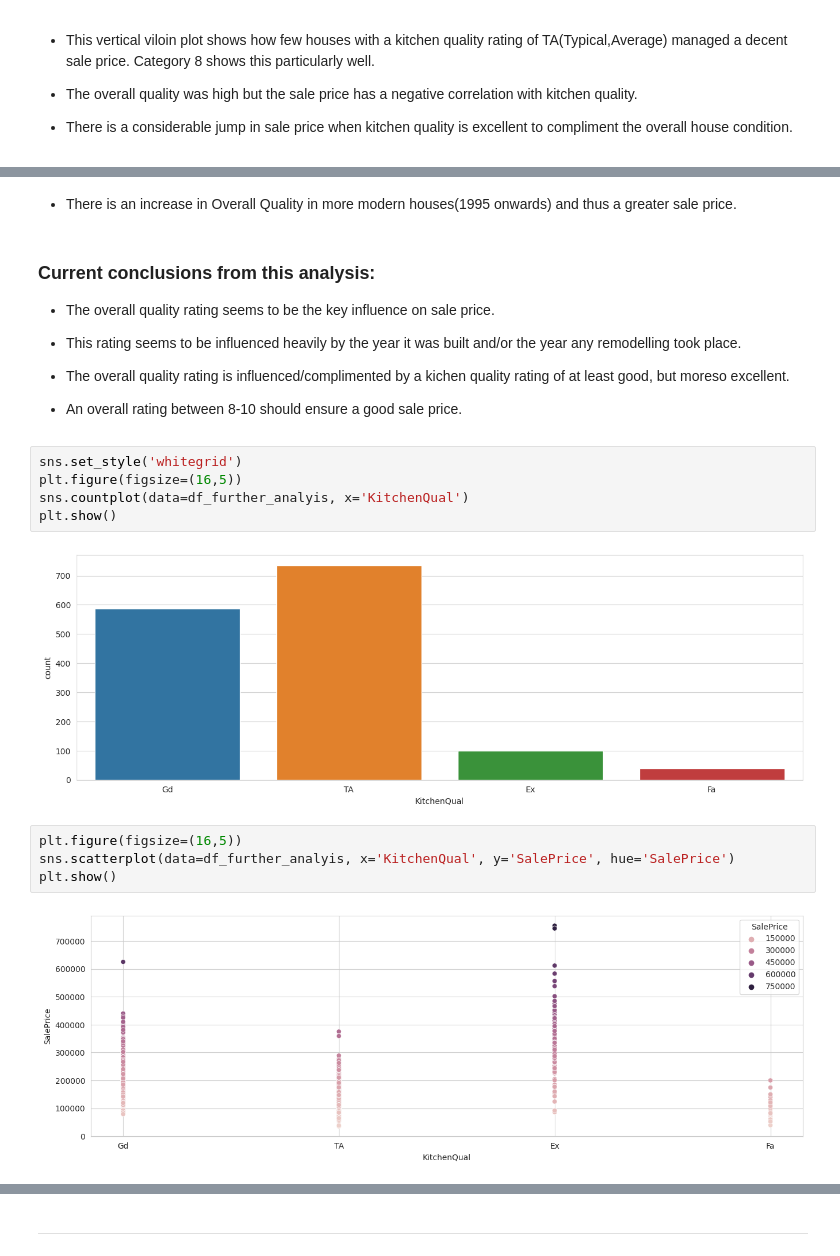
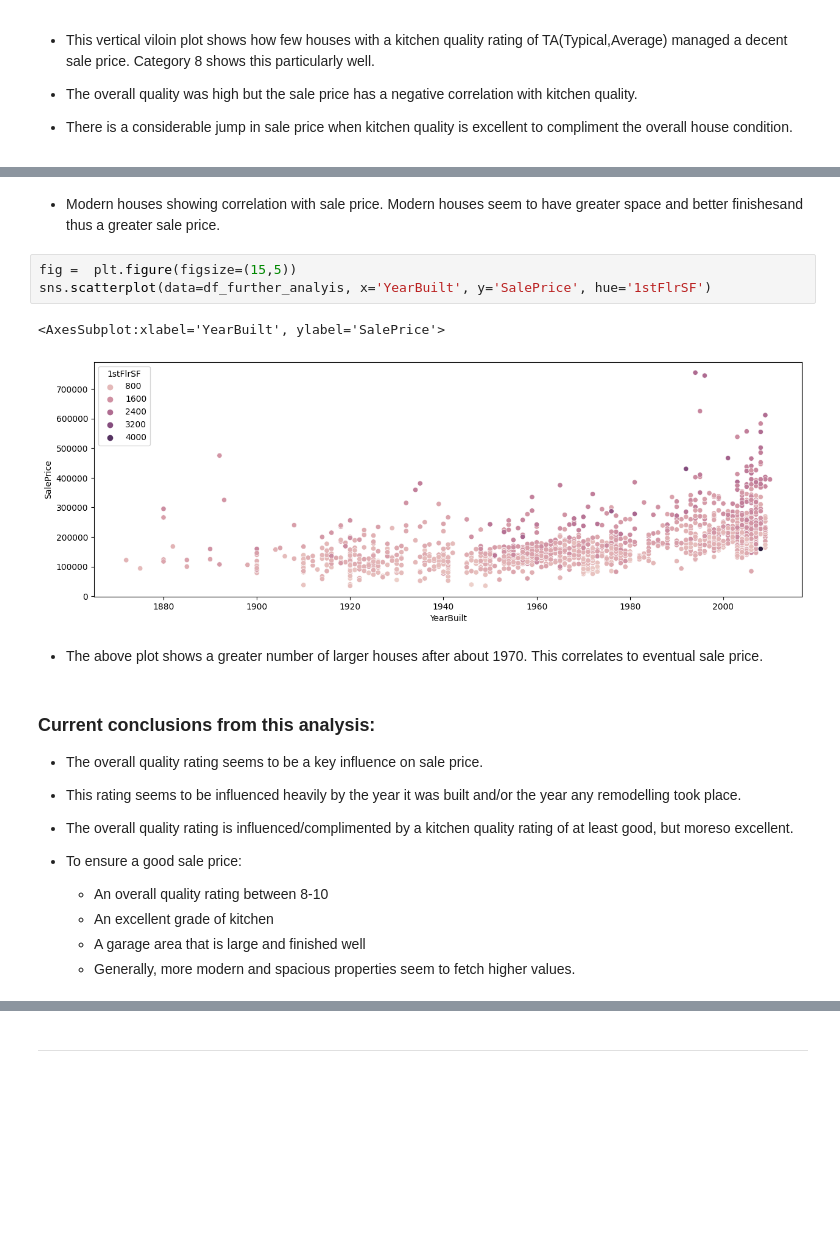
Before and after one commit to gfpkelly1986/milestone-project-heritage-housing-issues, a Jupyter notebook: jupyter_notebooks/Data-Understanding.ipynb, the cells around one changed output, grey strips where cells are left out. Drawn from its saved outputs; the diff is of its cells as text; blank space fills up the shorter version.

```diff
--- a/jupyter_notebooks/Data-Understanding.ipynb
+++ b/jupyter_notebooks/Data-Understanding.ipynb
@@ -446,25 +448,25 @@ sns.scatterplot(data=df_further_analyis, x='YearBuilt', y='SalePrice', hue='Over
-# %% [markdown]
-- There is an increase in Overall Quality in more modern houses(1995 onwards) and thus a greater sale price.
+# %% [markdown]
+- Modern houses showing correlation with sale price. Modern houses seem to have greater space and better finishesand thus a greater sale price.
+# %%
+fig =  plt.figure(figsize=(15,5))
+sns.scatterplot(data=df_further_analyis, x='YearBuilt', y='SalePrice', hue='1stFlrSF')
+# %% [output]
+<AxesSubplot:xlabel='YearBuilt', ylabel='SalePrice'>
+[figure, added]
+# %% [markdown]
+- The above plot shows a greater number of larger houses after about 1970. This correlates to eventual sale price.
 # %% [markdown]
 ### Current conclusions from this analysis:
 
-- The overall quality rating seems to be the key influence on sale price.
+- The overall quality rating seems to be a key influence on sale price.
 
 - This rating seems to be influenced heavily by the year it was built and/or the year any remodelling took place.
 
-- The overall quality rating is influenced/complimented by a kichen quality rating of at least good, but moreso excellent.
+- The overall quality rating is influenced/complimented by a kitchen quality rating of at least good, but moreso excellent.
 
-- An overall rating between 8-10 should ensure a good sale price.
+- To ensure a good sale price:
+
+    - An overall quality rating between 8-10
+    - An excellent grade of kitchen
+    - A garage area that is large and finished well
+    - Generally, more modern and spacious properties seem to fetch higher values.
-# %%
-sns.set_style('whitegrid')
-plt.figure(figsize=(16,5))
-sns.countplot(data=df_further_analyis, x='KitchenQual')
-plt.show()
-# %% [output]
-[figure, removed]
-# %%
-plt.figure(figsize=(16,5))
-sns.scatterplot(data=df_further_analyis, x='KitchenQual', y='SalePrice', hue='SalePrice')
-plt.show()
-# %% [output]
-[figure, removed]
```
Also changed, not shown: parts of 28 cells of this notebook.
